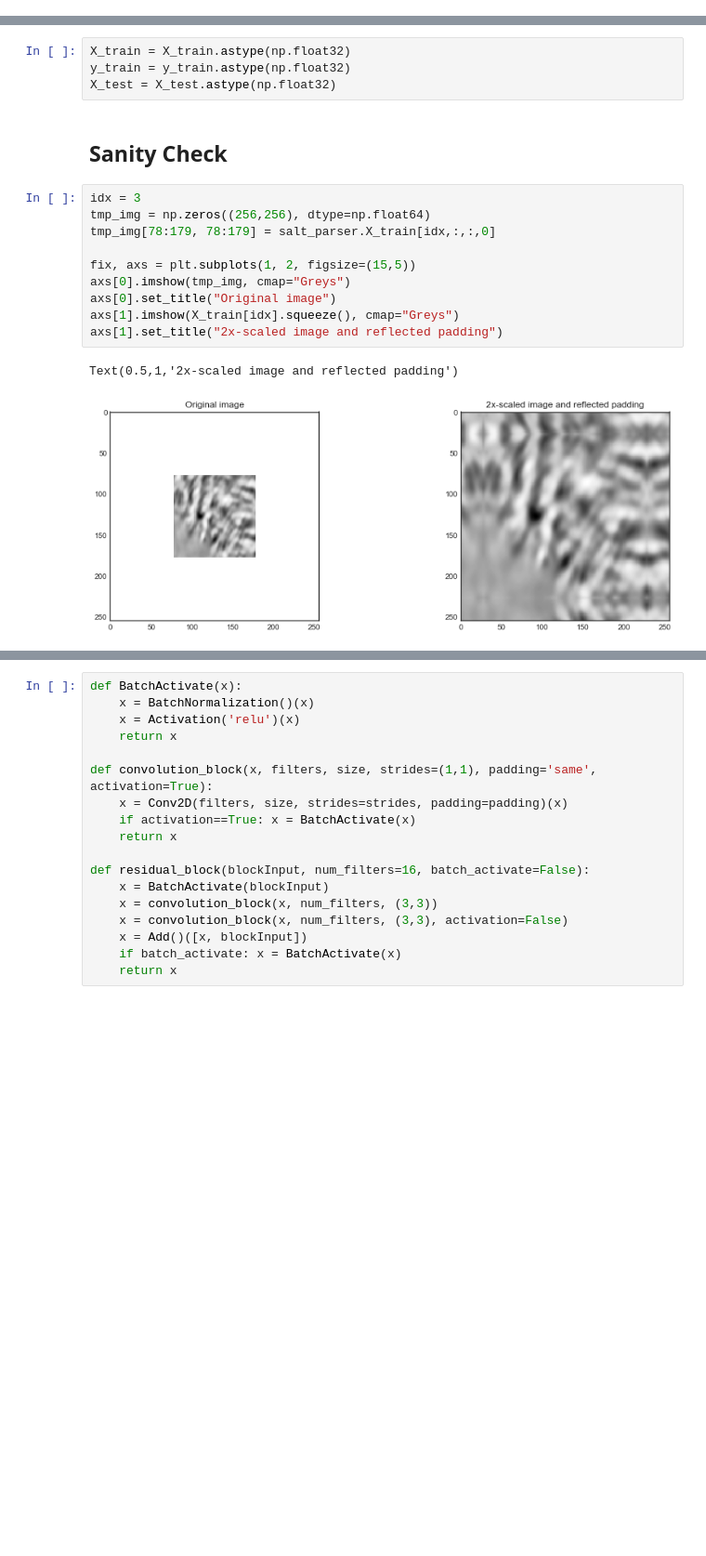
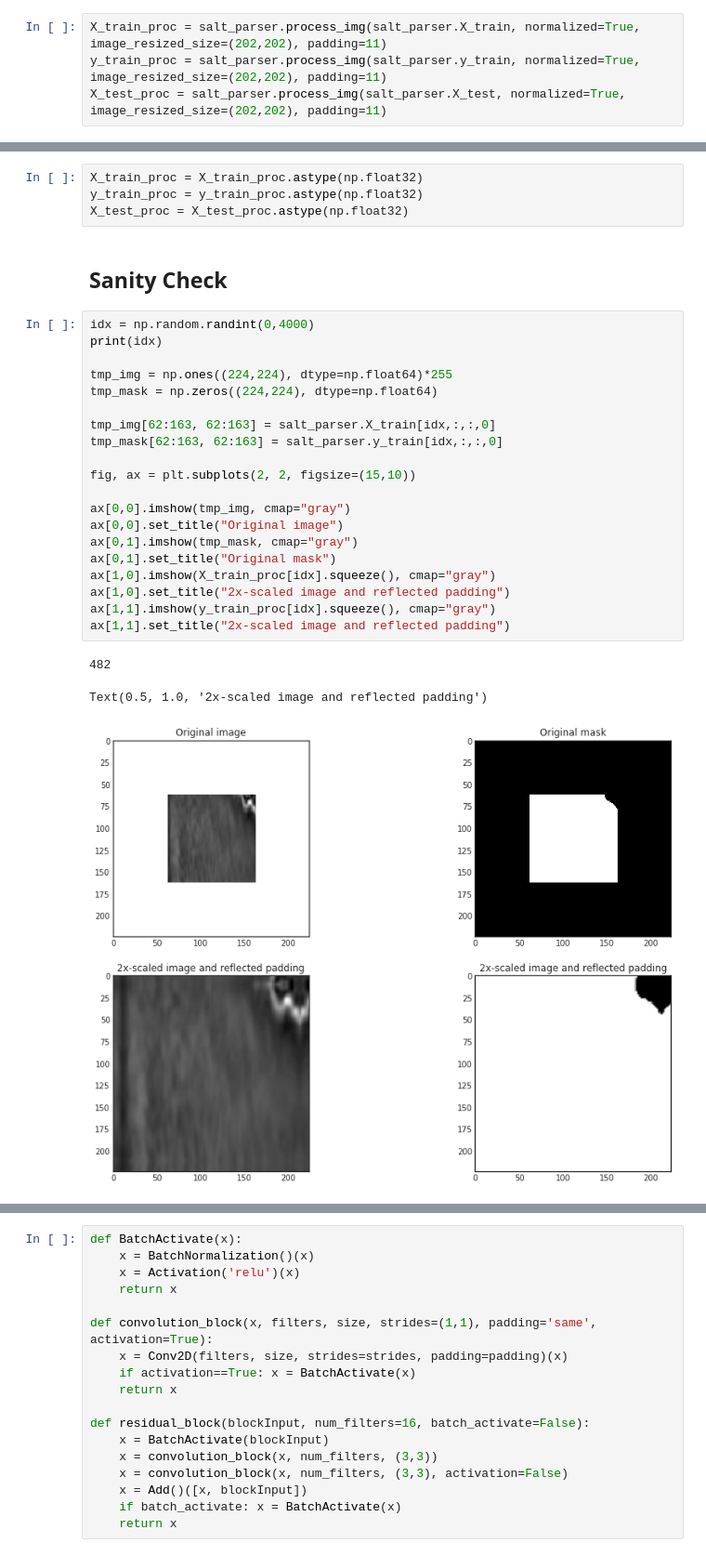
Before and after one commit to szeleeteo/kaggle, a Jupyter notebook: tgs-salt-identification-challenge/unet_v4.ipynb, the cells around one changed output, grey strips where cells are left out. Shown: that part at 93% size. Cells and saved outputs as stored; diff of their text form; blank space fills up the shorter version.

```diff
--- a/tgs-salt-identification-challenge/unet_v4.ipynb
+++ b/tgs-salt-identification-challenge/unet_v4.ipynb
@@ -341,0 +274,4 @@ X_test - min: 0.0, max: 1.0
+# %%
+X_train_proc = salt_parser.process_img(salt_parser.X_train, normalized=True, image_resized_size=(202,202), padding=11)
+y_train_proc = salt_parser.process_img(salt_parser.y_train, normalized=True, image_resized_size=(202,202), padding=11)
+X_test_proc = salt_parser.process_img(salt_parser.X_test, normalized=True, image_resized_size=(202,202), padding=11)
@@ -342,20 +288,31 @@ X_test - min: 0.0, max: 1.0
 # %%
-X_train = X_train.astype(np.float32)
-y_train = y_train.astype(np.float32)
-X_test = X_test.astype(np.float32)
+X_train_proc = X_train_proc.astype(np.float32)
+y_train_proc = y_train_proc.astype(np.float32)
+X_test_proc = X_test_proc.astype(np.float32)
 # %% [markdown]
 ## Sanity Check
-# %%
-idx = 3
-tmp_img = np.zeros((256,256), dtype=np.float64)
-tmp_img[78:179, 78:179] = salt_parser.X_train[idx,:,:,0]
-
-fix, axs = plt.subplots(1, 2, figsize=(15,5))
-axs[0].imshow(tmp_img, cmap="Greys")
-axs[0].set_title("Original image")
-axs[1].imshow(X_train[idx].squeeze(), cmap="Greys")
-axs[1].set_title("2x-scaled image and reflected padding")
-# %% [output]
-Text(0.5,1,'2x-scaled image and reflected padding')
-[figure, removed]
+# %%
+idx = np.random.randint(0,4000)
+print(idx)
+
+tmp_img = np.ones((224,224), dtype=np.float64)*255
+tmp_mask = np.zeros((224,224), dtype=np.float64)
+
+tmp_img[62:163, 62:163] = salt_parser.X_train[idx,:,:,0]
+tmp_mask[62:163, 62:163] = salt_parser.y_train[idx,:,:,0]
+
+fig, ax = plt.subplots(2, 2, figsize=(15,10))
+
+ax[0,0].imshow(tmp_img, cmap="gray")
+ax[0,0].set_title("Original image")
+ax[0,1].imshow(tmp_mask, cmap="gray")
+ax[0,1].set_title("Original mask")
+ax[1,0].imshow(X_train_proc[idx].squeeze(), cmap="gray")
+ax[1,0].set_title("2x-scaled image and reflected padding")
+ax[1,1].imshow(y_train_proc[idx].squeeze(), cmap="gray")
+ax[1,1].set_title("2x-scaled image and reflected padding")
+# %% [output]
+482
+Text(0.5, 1.0, '2x-scaled image and reflected padding')
+[figure, added]
 # %% [markdown]
```
Also changed, not shown: parts of 50 cells of this notebook.
